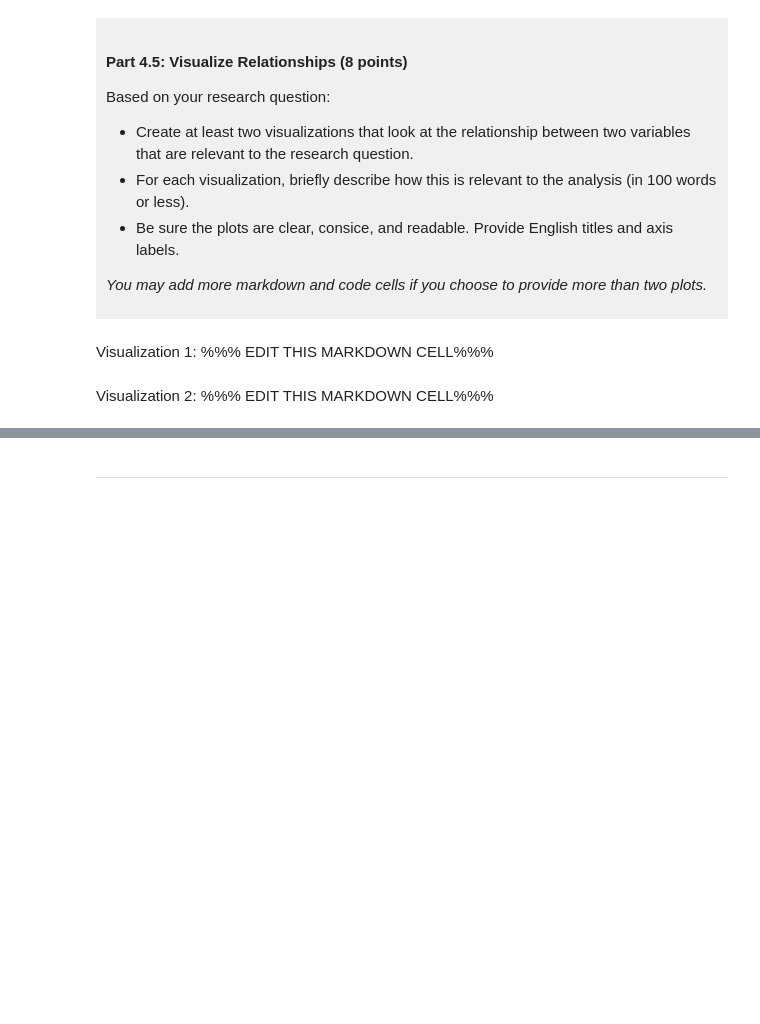
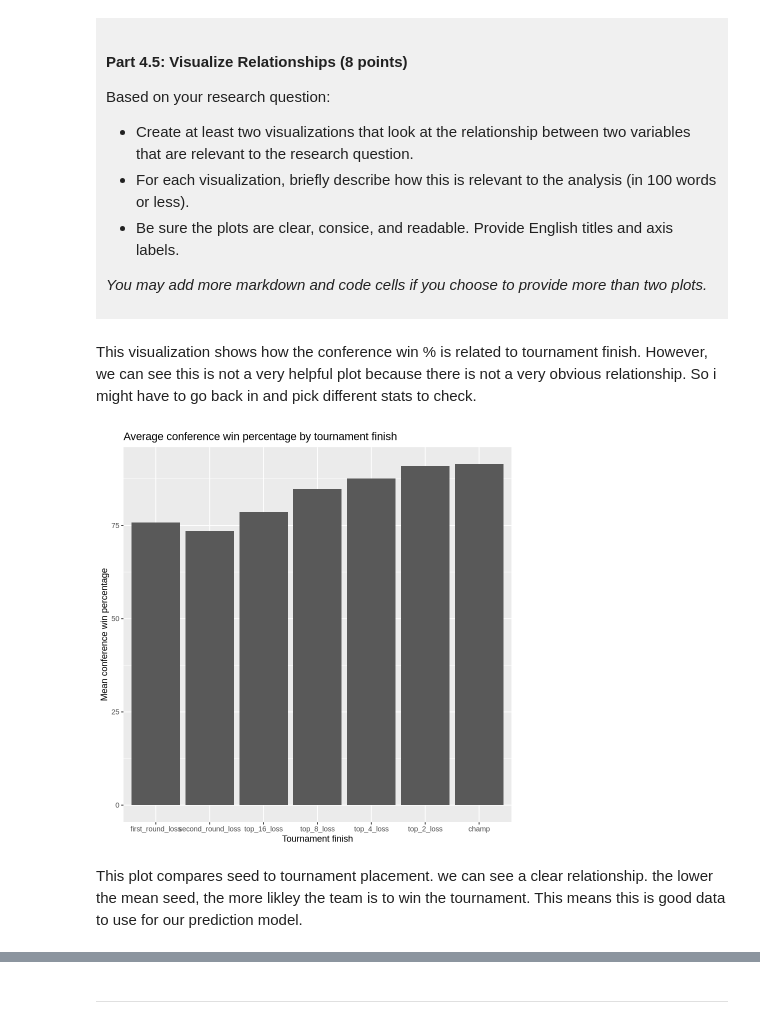
Before and after one commit to Pattyfarcau/dsci-100-project-patrick-farcau, a Jupyter notebook: dsci-100-project-notebook.ipynb, the cells around one changed output, grey strips where cells are left out. Cells and saved outputs as stored; diff of their text form; code cells hidden in the pictures; blank space fills up the shorter version.

Commit message:
Completed up to checkpoint C

```diff
--- a/dsci-100-project-notebook.ipynb
+++ b/dsci-100-project-notebook.ipynb
@@ -332,9 +414,20 @@ Based on your research question:
 *You may add more markdown and code cells if you choose to provide more than two plots.*
 </div>
 # %% [markdown]
-Visualization 1: %%% EDIT THIS MARKDOWN CELL%%%
+This visualization shows how the conference win % is related to tournament finish. However, we can see this is not a very helpful plot because there is not a very obvious relationship. So i might have to go back in and pick different stats to check.
 # %%
-### EDIT THIS CODE CELL FOR VISUALIZATION 1###
+confpct_by_finish <- mm_tidy |>
+    filter(!is.na(tourney_finish), !is.na(conf_wins_pct)) |>
+    group_by(tourney_finish) |>
+    summarize(mean_conf_wins_pct = mean(conf_wins_pct, na.rm = TRUE)) |>
+
+    ggplot(aes(x = tourney_finish, y = mean_conf_wins_pct)) +
+        geom_col() +
+        labs(title = "Average conference win percentage by tournament finish",x = "Tournament finish",y = "Mean conference win percentage")
+
+confpct_by_finish
+# %% [output]
+[figure, added]
 # %% [markdown]
-Visualization 2: %%% EDIT THIS MARKDOWN CELL%%%
+This plot compares seed to tournament placement. we can see a clear relationship. the lower the mean seed, the more likley the team is to win the tournament. This means this is good data to use for our prediction model.
 # %%
```
Also changed, not shown: parts of 8 cells of this notebook.
